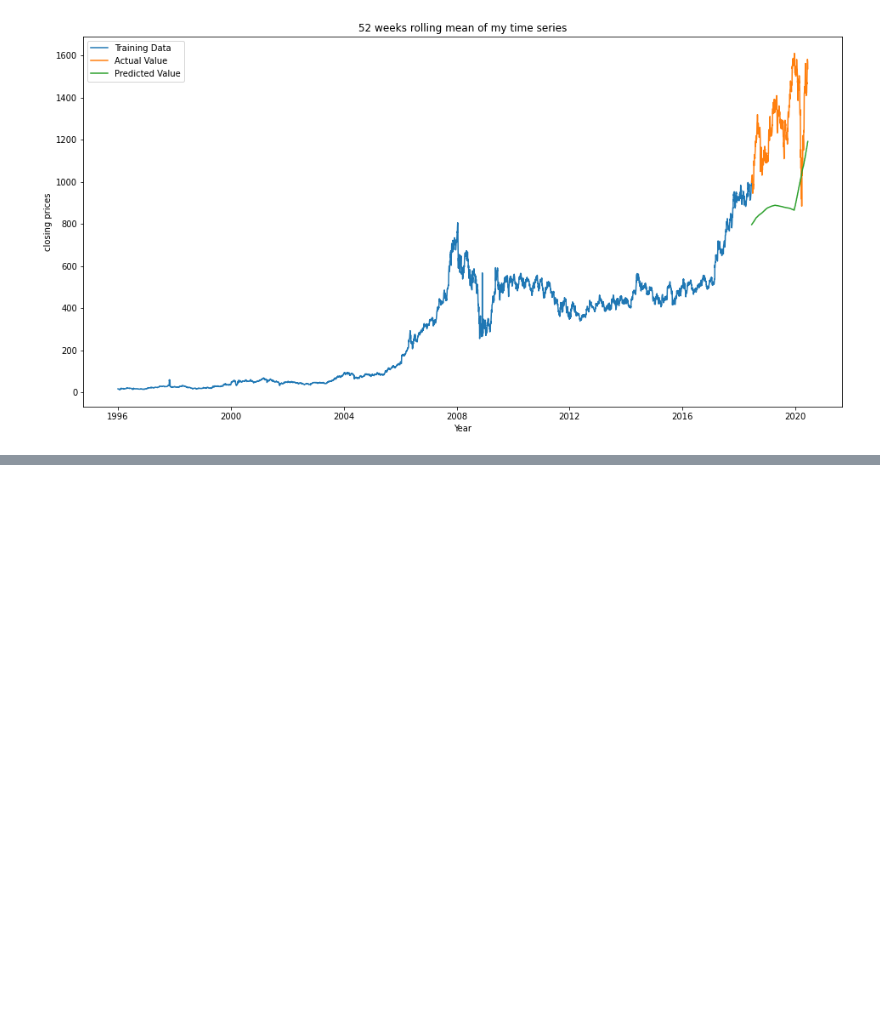
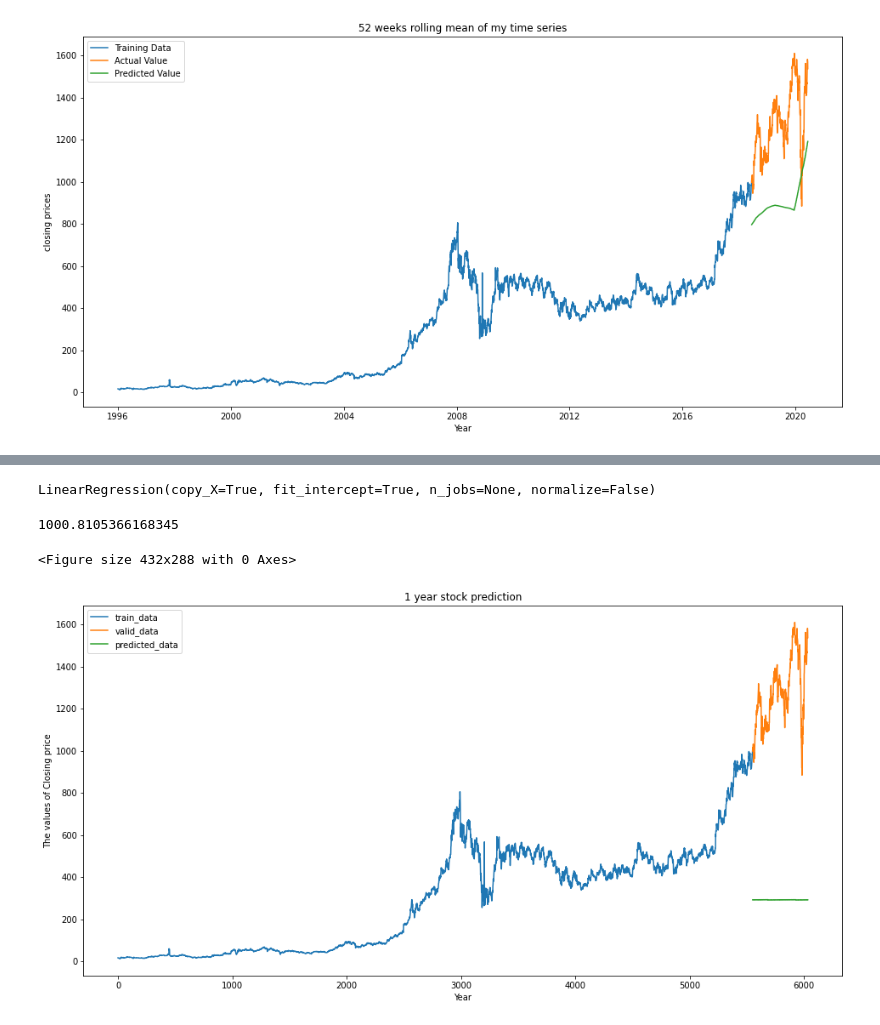
Before and after one commit to Chicken2322/Stock-Prediction, a Jupyter notebook: stock_prediction.ipynb, the cells around one changed output, grey strips where cells are left out. Saved outputs shown, nothing was run; the diff lists cells and outputs as text; code cells hidden in the pictures; blank space fills up the shorter version.

```diff
--- a/stock_prediction.ipynb
+++ b/stock_prediction.ipynb
@@ -180,5 +189,6 @@ new_data.drop('Elapsed', axis=1, inplace=True)
 # %%
 #split into train and validation
-length = int(new_data.size / new_data.columns.size * 0.96)
-train = new_data[:987]
-valid = new_data[987:]
+length = int(new_data.size / new_data.columns.size * 0.92)
+train = new_data[:length]
+valid = new_data[length:]
+train.info()
@@ -185,5 +209,7 @@ valid = new_data[987:]
 # %%
 x_train = train.drop('Close', axis=1)
+x_train['new_Date']=x_train['Date'].astype(str)
 y_train = train['Close']
 x_valid = valid.drop('Close', axis=1)
+x_valid['new_Date']=x_valid['Date'].astype(str)
 y_valid = valid['Close']
@@ -191,28 +226,36 @@ y_valid = valid['Close']
 #implement linear regression
 from sklearn.linear_model import LinearRegression
 model = LinearRegression()
-model.fit(x_train,y_train)
+model.fit(x_train[['Dayofweek'	,'month']],y_train)
+# %% [output]
+LinearRegression(copy_X=True, fit_intercept=True, n_jobs=None, normalize=False)
 # %%
 #make predictions and find the rmse
-preds = model.predict(x_valid)
+preds = model.predict(x_valid[['Dayofweek','month']])
 rms=np.sqrt(np.mean(np.power((np.array(y_valid)-np.array(preds)),2)))
 rms
+# %% [output]
+1000.8105366168345
 # %%
 plt.clf()
 plt.figure(figsize=(16,8))
 valid['Predictions'] = 0
 valid['Predictions'] = preds
 
 valid.index = new_data[length:].index
 train.index = new_data[:length].index
 
-plt.plot(train['Close'])
-plt.plot(valid[['Close', 'Predictions']])
+plt.plot(train['Close'],label='train_data')
+plt.plot(valid[['Close']],label='valid_data')
+plt.plot(valid[['Predictions']],label='predicted_data')
 plt.xlabel("Year")
 plt.ylabel("The values of Closing price")
 plt.title("1 year stock prediction")
 plt.legend(loc="upper left")
 plt.show()
+# %% [output]
+<Figure size 432x288 with 0 Axes>
+[figure, added]
 # %%
 # Now we implement ARIMA models (Auto Regressive Integrated Moving Average)
 data = df.sort_index(ascending=True, axis=0)
```
Also changed, not shown: parts of 16 cells of this notebook.
